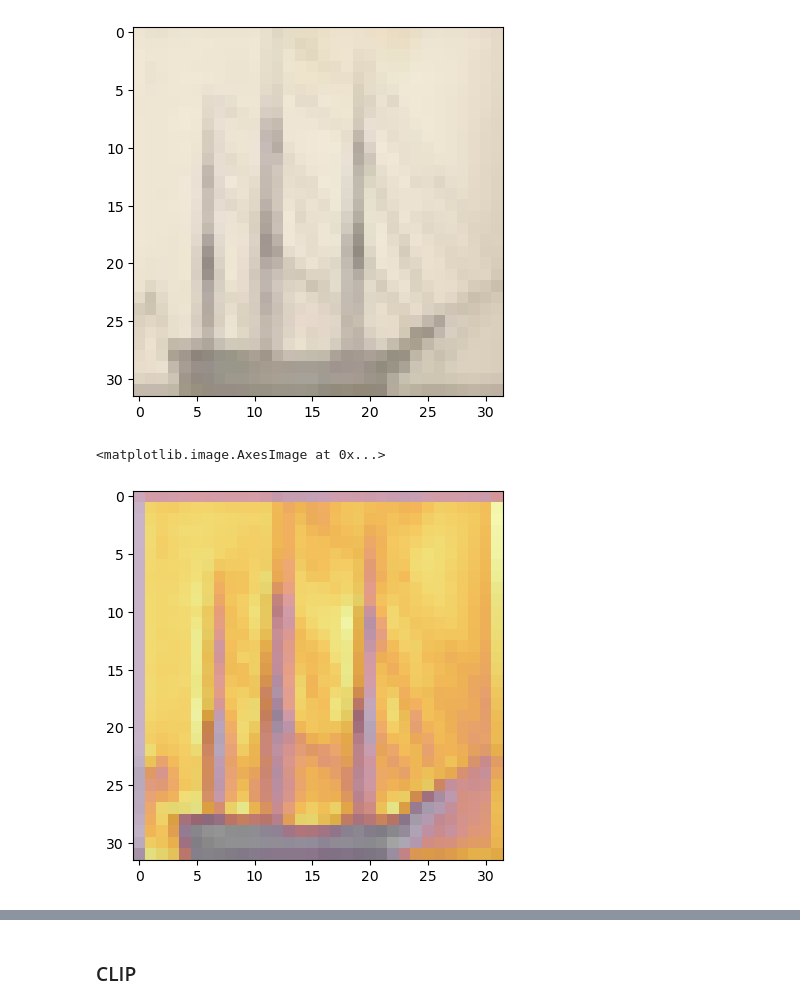
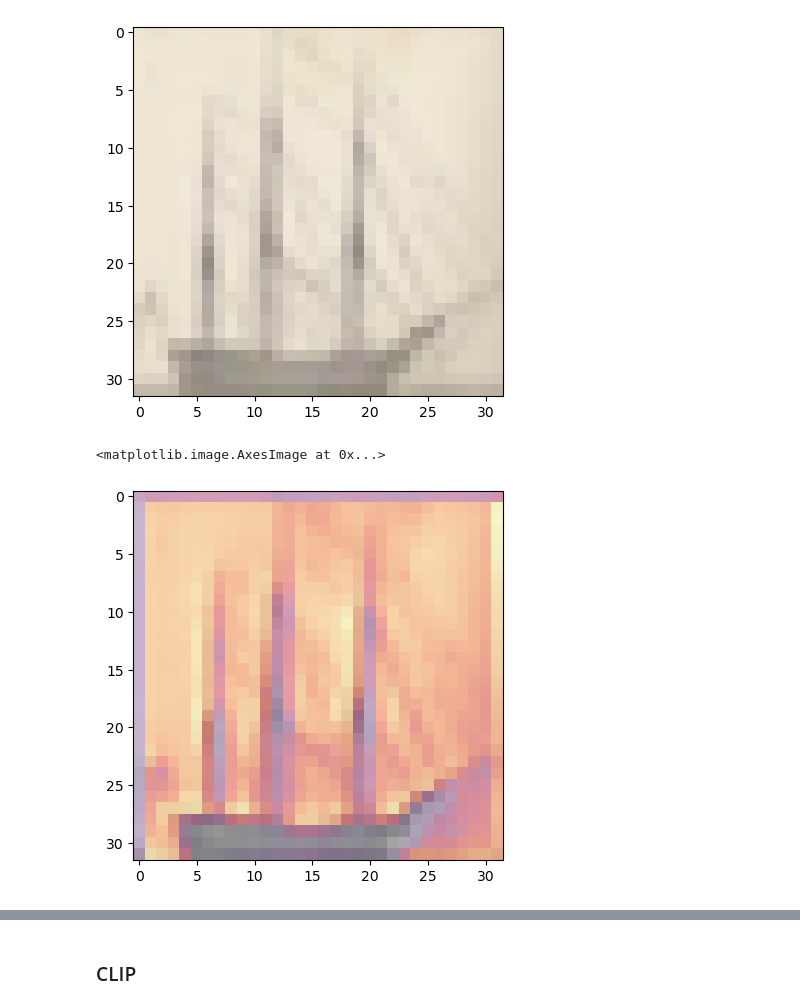
Before and after one commit to Tejas204/Explainable-CNN, a Jupyter notebook: main_sae.ipynb, the cells around one changed output, grey strips where cells are left out. Drawn from its saved outputs; the diff is of its cells as text; code cells hidden in the pictures.

Commit message:
Modified feature heatmap

```diff
--- a/main_sae.ipynb
+++ b/main_sae.ipynb
@@ -281,12 +281,12 @@ plt.imshow(np.transpose(unnormalized, (1, 2, 0)))
 # %% [output]
 <matplotlib.image.AxesImage at 0x...>
 [figure]
-# %%
-overlay_img = explanation.overlap_heatmap(unnormalized, explanation.arranged_tensor, alpha_scale=0.8, cmap='inferno', greyscale=True)
-plt.imshow(overlay_img)
-# %% [output]
-<matplotlib.image.AxesImage at 0x...>
-[figure, removed]
+# %%
+overlay_img = explanation.overlap_heatmap(unnormalized, explanation.arranged_tensor, alpha_scale=0.8, cmap='magma', greyscale=True)
+plt.imshow(overlay_img)
+# %% [output]
+<matplotlib.image.AxesImage at 0x...>
+[figure, added]
 # %%
 overlay_img = explanation.overlap_heatmap_per_pixel(unnormalized, explanation.average_activations[256], 16, 16, alpha_scale=0.8, cmap='inferno', greyscale=True)
 plt.imshow(overlay_img)
```
Also changed, not shown: parts of 1 cell of this notebook, 1 other file.
